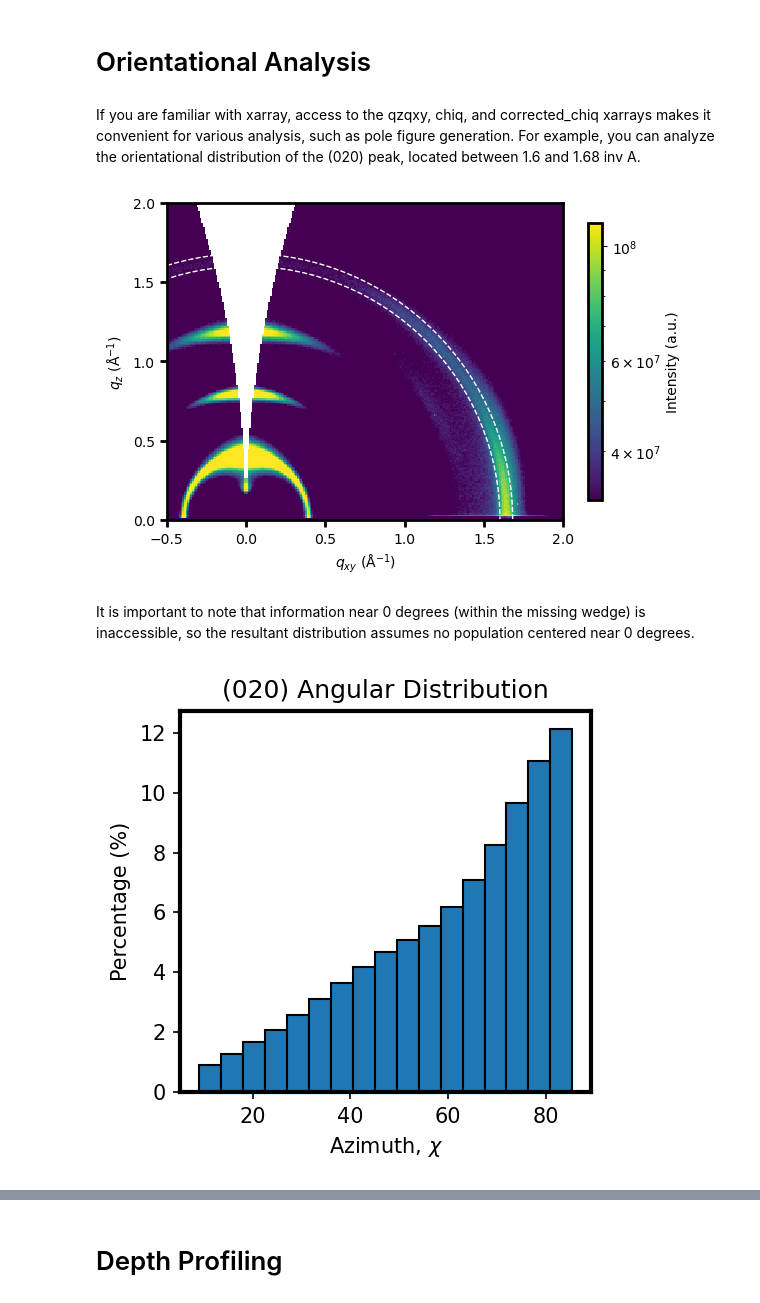
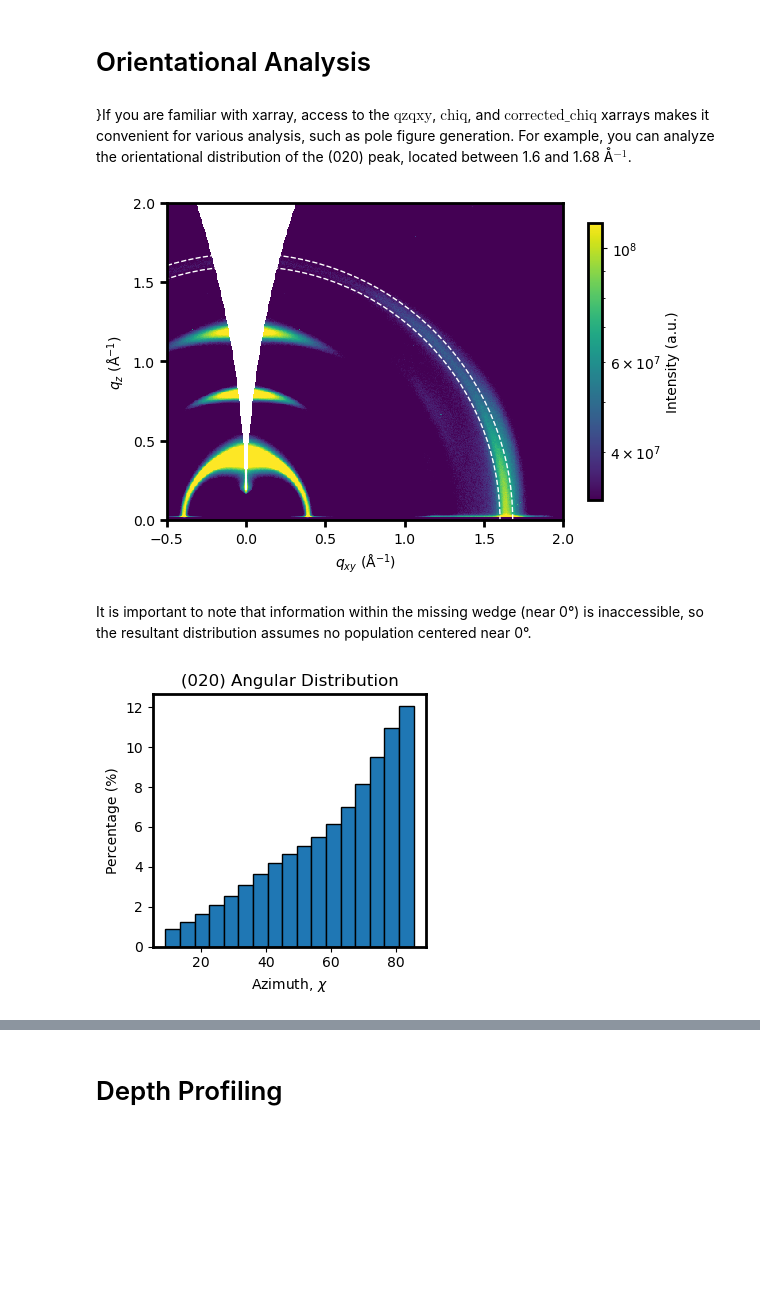
Before and after one commit to phonghnguyen/GIWAXS_Tools, a Jupyter notebook: example_usage.ipynb, the cells around one changed output, grey strips where cells are left out. Cells and saved outputs as stored; diff of their text form; code cells hidden in the pictures; blank space fills up the shorter version.

```diff
--- a/example_usage.ipynb
+++ b/example_usage.ipynb
@@ -18,7 +21,7 @@ from CrystalIndexingAnalyzer import CrystalIndexingAnalyzer
 # %% [markdown]
 Load the X-ray scattering detector .tif image file, orient it, and make sure the beam center appears where it should
 # %%
-processor = GIWAXSDataProcessor()
+processor = Reduction()
 
 file = r'.\example_data\EPEN_0p1deg_120s_08241133_0001.tif'
 
@@ -27,7 +30,7 @@ bc_x, bc_y = 1427.66, 2381.05 # pixel coordinates
 R = 289.52 # mm
 xray_en= 12.7 # keV
 q_range = 2 # inv A
-q_res = 0.01 # inv A
+q_res = 0.005 # inv A
 incidence = 0.1 # degrees
 
 image = np.flipud(fabio.open(file).data)
@@ -214,14 +223,13 @@ spacing_table
 # %% [markdown]
 # Orientational Analysis
 # %% [markdown]
-If you are familiar with xarray, access to the qzqxy, chiq, and corrected_chiq xarrays makes it convenient for various analysis, such as pole figure generation. For example, you can analyze the orientational distribution of the (020) peak, located between 1.6 and 1.68 inv A.
+}If you are familiar with xarray, access to the $\text{qzqxy}$, $\text{chiq}$, and $\text{corrected_chiq}$ xarrays makes it convenient for various analysis, such as pole figure generation. For example, you can analyze the orientational distribution of the (020) peak, located between 1.6 and 1.68 Å$^{-1}$.
 # %%
 q_lower = 1.6
 q_upper = 1.68
 
 fig, ax = processor.plot_qzqxy(qzqxy, qxy_limits=(qxy_lower, qxy_upper), qz_limits=(qz_lower, qz_upper), cmap='viridis')
 
-# Add dashed circles
 circle_lower = Circle((0, 0), q_lower, color='white', fill=False, linestyle='dashed', linewidth=1)
 circle_upper = Circle((0, 0), q_upper, color='white', fill=False, linestyle='dashed', linewidth=1)
 
@@ -230,35 +238,35 @@ ax.add_artist(circle_upper)
 
 plt.show()
 # %% [output]
-[figure, old version]
+[figure, new version]
 # %% [markdown]
-It is important to note that information near 0 degrees (within the missing wedge) is inaccessible, so the resultant distribution assumes no population centered near 0 degrees.
+It is important to note that information within the missing wedge (near 0°) is inaccessible, so the resultant distribution assumes no population centered near 0°.
 # %%
 negative_chi = corrected_chiq.sel(q=slice(q_lower,q_upper), chi=slice(-90,0)).mean('q')
 negative_chi['chi'] = abs(negative_chi['chi'])
 positive_chi = corrected_chiq.sel(q=slice(q_lower,q_upper), chi=slice(0,90)).mean('q')
 
 chi_common = np.linspace(0, 90, num=100)
 negative_chi = negative_chi.interp(chi=chi_common)
 positive_chi = negative_chi.interp(chi=chi_common)
 
 # averaging the two datasets
 average_chi = 0.5 * (negative_chi + positive_chi)
 
 # Normalize the data so it sums to 1
 normalized_chi = average_chi / average_chi.sum()
 
 # Convert to percentage
 percentage_chi = normalized_chi * 100
 
 # Create a histogram plot
-fig, ax = plt.subplots(figsize=(3.5, 3.5), dpi=150)
+fig, ax = plt.subplots(figsize=(3.5, 3.5), dpi=100)
 ax.hist(percentage_chi['chi'], weights=percentage_chi, bins=20, edgecolor='black')
 ax.set_xlabel('Azimuth, $\\it{χ}$')
 ax.set_ylabel('Percentage (%)')
 plt.title('(020) Angular Distribution')
 plt.tight_layout()
 plt.show()
 # %% [output]
-[figure, old version]
+[figure, new version]
 # %% [markdown]
```
Also changed, not shown: parts of 24 cells of this notebook, 4 other files.
